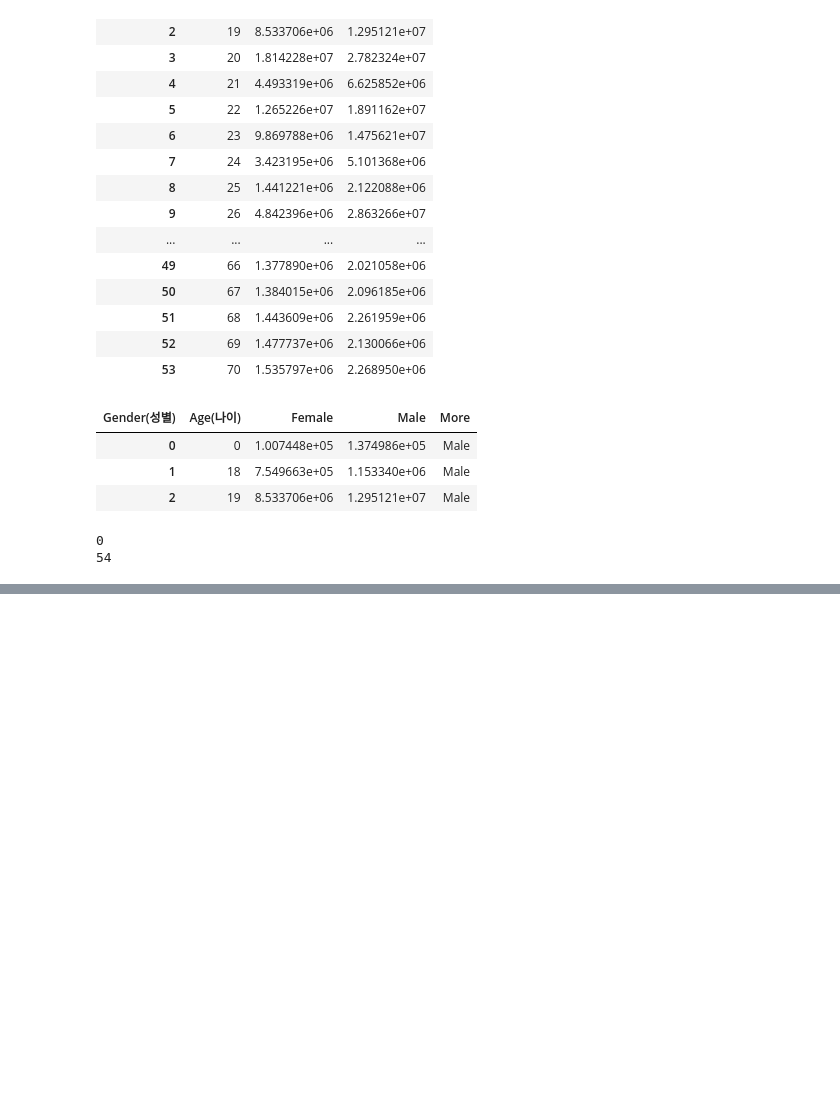
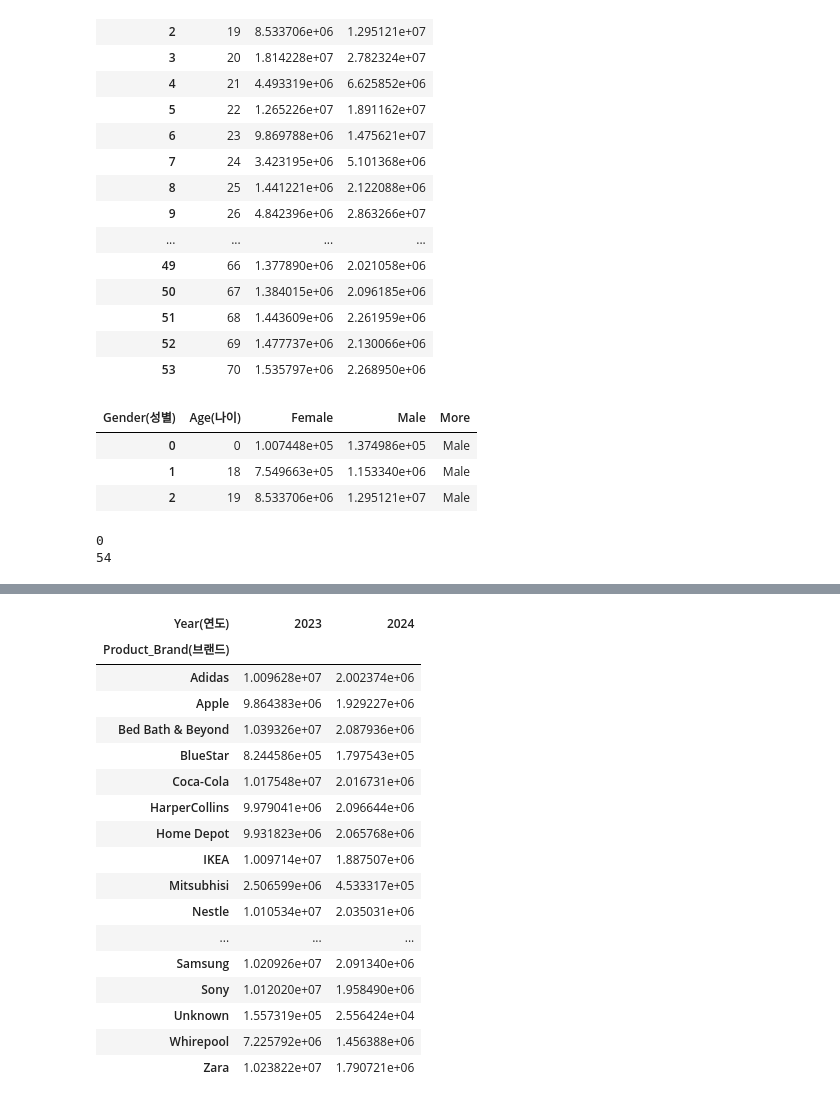
Before and after one commit to youscd/Retail_data_Analysis, a Jupyter notebook: project.ipynb, the cells around one changed output, grey strips where cells are left out. Saved outputs shown, nothing was run; the diff lists cells and outputs as text; code cells hidden in the pictures; blank space fills up the shorter version.

```diff
--- a/project.ipynb
+++ b/project.ipynb
@@ -356,0 +380,4 @@ print(len(regular_gender[regular_gender['More'] == 'Male']))
+# %%
+# 소비등급이 Regular인 사람들의 데이터
+regular = df_notnull[df_notnull['Customer_Segment(소비등급)'] == 'Regular'].reset_index().iloc[:, 1:]
+regular[:3]
@@ -356,0 +483,23 @@ print(len(regular_gender[regular_gender['More'] == 'Male']))
+# %%
+# 브랜드별 매출비교
+regular_brand = pd.pivot_table(data=regular, values='Total_Amount(총구매금액)', columns='Year(연도)', index='Product_Brand(브랜드)', aggfunc='sum')
+regular_brand
+# %% [output]
+| Year(연도) | 2023 | 2024 |
+| Product_Brand(브랜드) |  |  |
+| Adidas | 1.009628e+07 | 2.002374e+06 |
+| Apple | 9.864383e+06 | 1.929227e+06 |
+| Bed Bath & Beyond | 1.039326e+07 | 2.087936e+06 |
+| BlueStar | 8.244586e+05 | 1.797543e+05 |
+| Coca-Cola | 1.017548e+07 | 2.016731e+06 |
+| HarperCollins | 9.979041e+06 | 2.096644e+06 |
+| Home Depot | 9.931823e+06 | 2.065768e+06 |
+| IKEA | 1.009714e+07 | 1.887507e+06 |
+| Mitsubhisi | 2.506599e+06 | 4.533317e+05 |
+| Nestle | 1.010534e+07 | 2.035031e+06 |
+| ... | ... | ... |
+| Samsung | 1.020926e+07 | 2.091340e+06 |
+| Sony | 1.012020e+07 | 1.958490e+06 |
+| Unknown | 1.557319e+05 | 2.556424e+04 |
+| Whirepool | 7.225792e+06 | 1.456388e+06 |
+| Zara | 1.023822e+07 | 1.790721e+06 |
```
Also changed, not shown: parts of 17 cells of this notebook.
